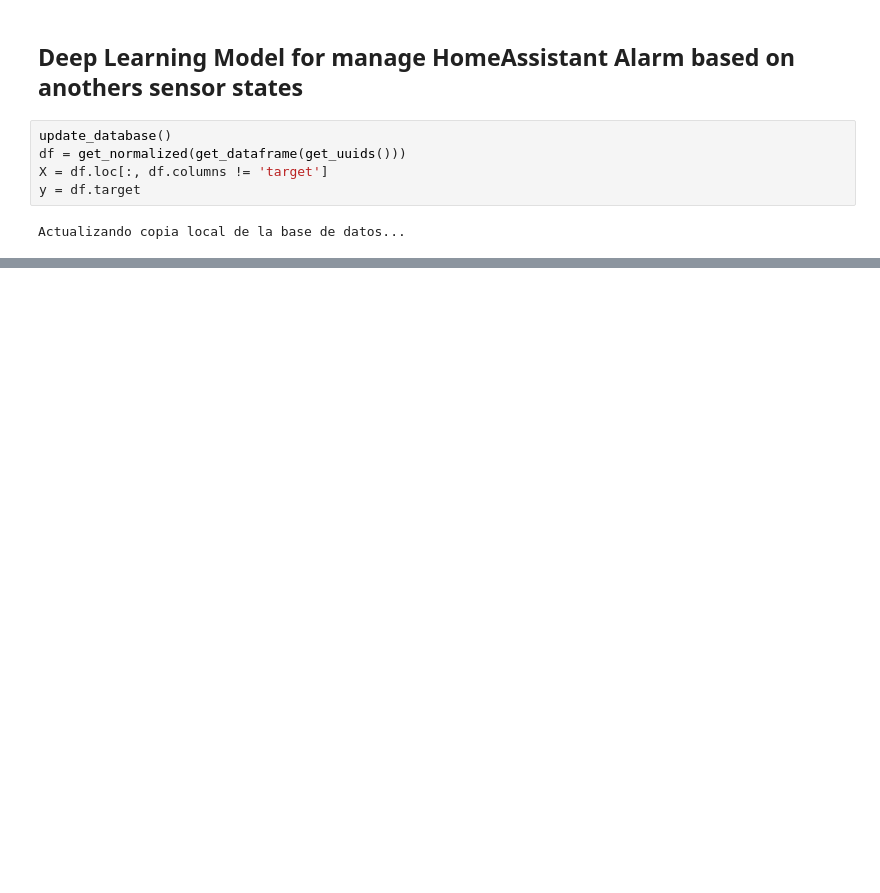
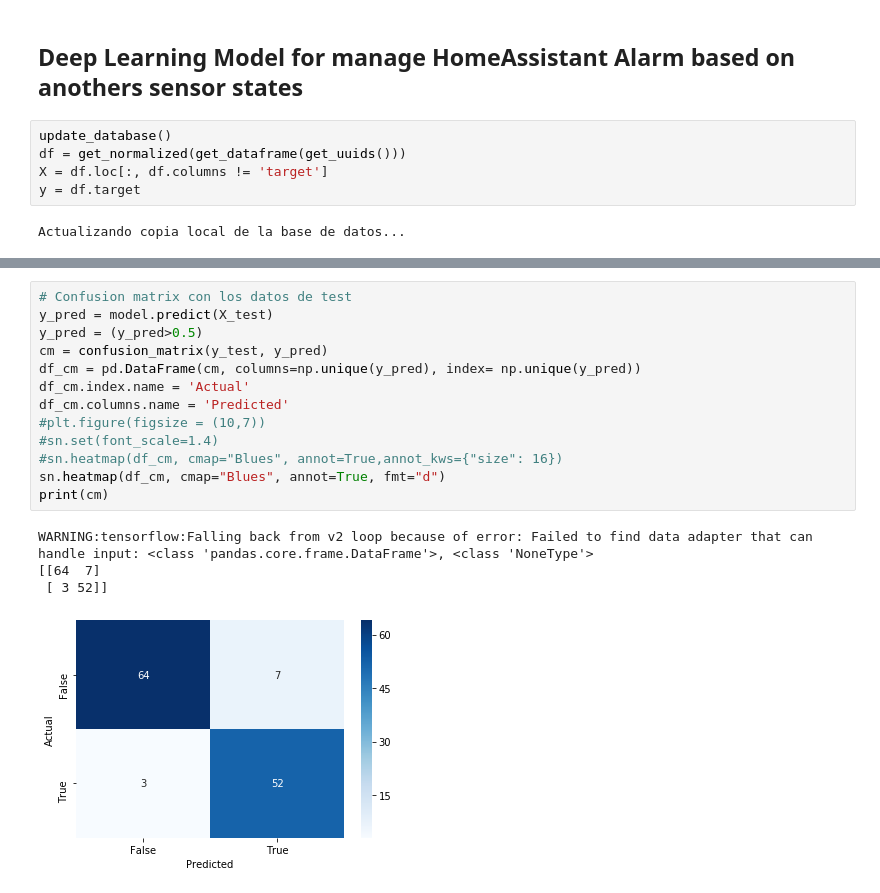
Before and after one commit to rrbarrero/hamlalarm_proyect, a Jupyter notebook: ha_deep_alarm.ipynb, the cells around one changed output, grey strips where cells are left out. Drawn from its saved outputs; the diff is of its cells as text; blank space fills up the shorter version.

```diff
--- a/ha_deep_alarm.ipynb
+++ b/ha_deep_alarm.ipynb
@@ -79,0 +126,18 @@ Results: 87.89% (+/- 8.76%)
+# %%
+# Confusion matrix con los datos de test
+y_pred = model.predict(X_test)
+y_pred = (y_pred>0.5)
+cm = confusion_matrix(y_test, y_pred)
+df_cm = pd.DataFrame(cm, columns=np.unique(y_pred), index= np.unique(y_pred))
+df_cm.index.name = 'Actual'
+df_cm.columns.name = 'Predicted'
+#plt.figure(figsize = (10,7))
+#sn.set(font_scale=1.4)
+#sn.heatmap(df_cm, cmap="Blues", annot=True,annot_kws={"size": 16})
+sn.heatmap(df_cm, cmap="Blues", annot=True, fmt="d")
+print(cm)
+# %% [output]
+WARNING:tensorflow:Falling back from v2 loop because of error: Failed to find data adapter that can handle input: <class 'pandas.core.frame.DataFrame'>, <class 'NoneType'>
+[[64  7]
+ [ 3 52]]
+[figure, added]
```
Also changed, not shown: parts of 19 cells of this notebook.
